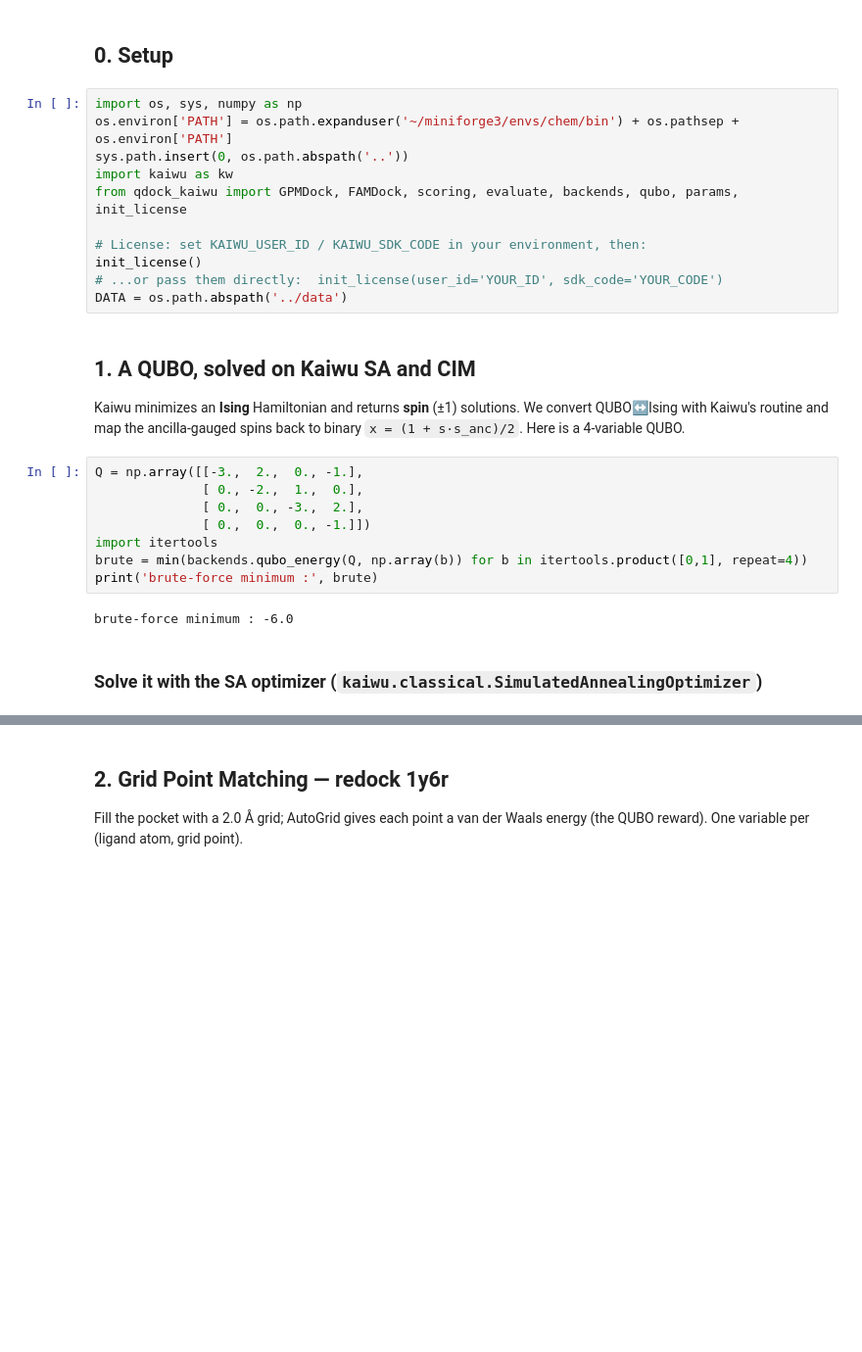
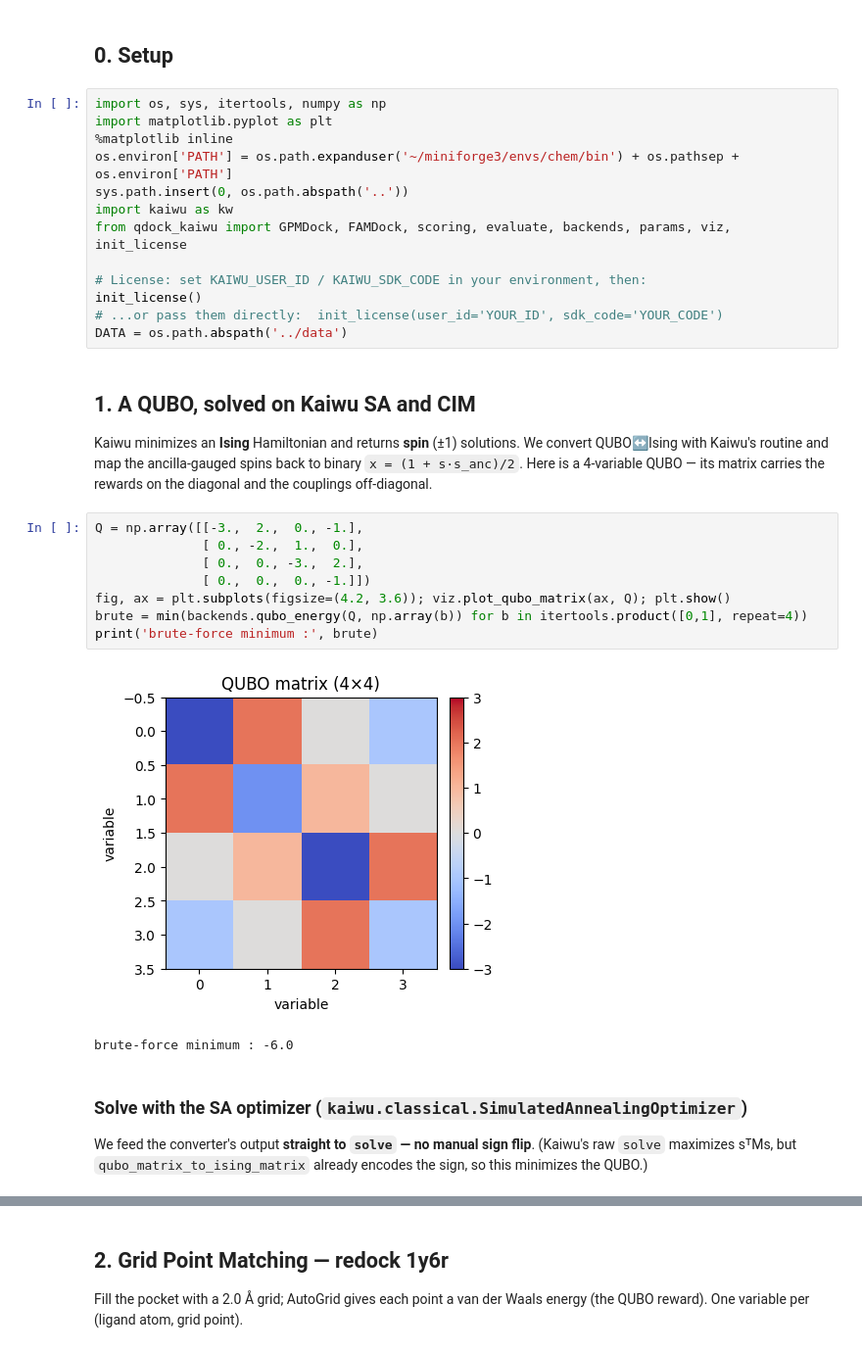
Before and after one commit to Morwey/qdock-kaiwu-workshop, a Jupyter notebook: notebooks/qdock_kaiwu_workshop.ipynb, the cells around one changed output, grey strips where cells are left out. Shown at 98% size. Saved outputs shown, nothing was run; the diff lists cells and outputs as text; blank space fills up the shorter version.

```diff
--- a/notebooks/qdock_kaiwu_workshop.ipynb
+++ b/notebooks/qdock_kaiwu_workshop.ipynb
@@ -11,11 +11,13 @@ Outline: QUBO basics → solve a QUBO on Kaiwu **SA** and **CIM** → **GPM** an
 # %% [markdown]
 ## 0. Setup
 # %%
-import os, sys, numpy as np
+import os, sys, itertools, numpy as np
+import matplotlib.pyplot as plt
+%matplotlib inline
 os.environ['PATH'] = os.path.expanduser('~/miniforge3/envs/chem/bin') + os.pathsep + os.environ['PATH']
 sys.path.insert(0, os.path.abspath('..'))
 import kaiwu as kw
-from qdock_kaiwu import GPMDock, FAMDock, scoring, evaluate, backends, qubo, params, init_license
+from qdock_kaiwu import GPMDock, FAMDock, scoring, evaluate, backends, params, viz, init_license
 
 # License: set KAIWU_USER_ID / KAIWU_SDK_CODE in your environment, then:
 init_license()
@@ -26,19 +28,25 @@ DATA = os.path.abspath('../data')
 
 Kaiwu minimizes an **Ising** Hamiltonian and returns **spin** (±1) solutions.
 We convert QUBO↔Ising with Kaiwu's routine and map the ancilla-gauged spins
-back to binary `x = (1 + s·s_anc)/2`. Here is a 4-variable QUBO.
+back to binary `x = (1 + s·s_anc)/2`. Here is a 4-variable QUBO — its matrix
+carries the rewards on the diagonal and the couplings off-diagonal.
 # %%
 Q = np.array([[-3.,  2.,  0., -1.],
               [ 0., -2.,  1.,  0.],
               [ 0.,  0., -3.,  2.],
               [ 0.,  0.,  0., -1.]])
-import itertools
+fig, ax = plt.subplots(figsize=(4.2, 3.6)); viz.plot_qubo_matrix(ax, Q); plt.show()
 brute = min(backends.qubo_energy(Q, np.array(b)) for b in itertools.product([0,1], repeat=4))
 print('brute-force minimum :', brute)
 # %% [output]
+[figure, added]
 brute-force minimum : -6.0
-# %% [markdown]
-### Solve it with the **SA** optimizer (`kaiwu.classical.SimulatedAnnealingOptimizer`)
+# %% [markdown]
+### Solve with the **SA** optimizer (`kaiwu.classical.SimulatedAnnealingOptimizer`)
+
+We feed the converter's output **straight to `solve` — no manual sign flip**.
+(Kaiwu's raw `solve` maximizes sᵀMs, but `qubo_matrix_to_ising_matrix` already
+encodes the sign, so this minimizes the QUBO.)
 # %%
 ising, offset = kw.conversion.qubo_matrix_to_ising_matrix(Q)
 sa = kw.classical.SimulatedAnnealingOptimizer(initial_temperature=5, alpha=0.99,
```
Also changed, not shown: parts of 25 cells of this notebook, 8 other files.
